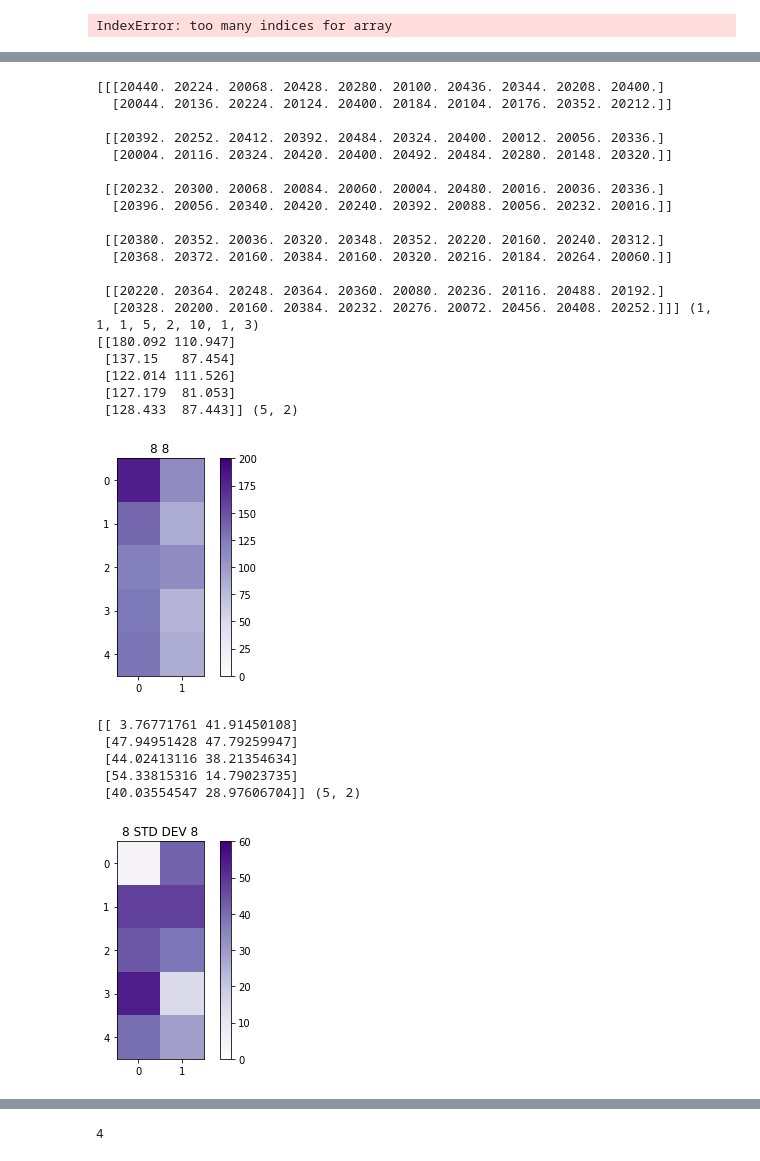
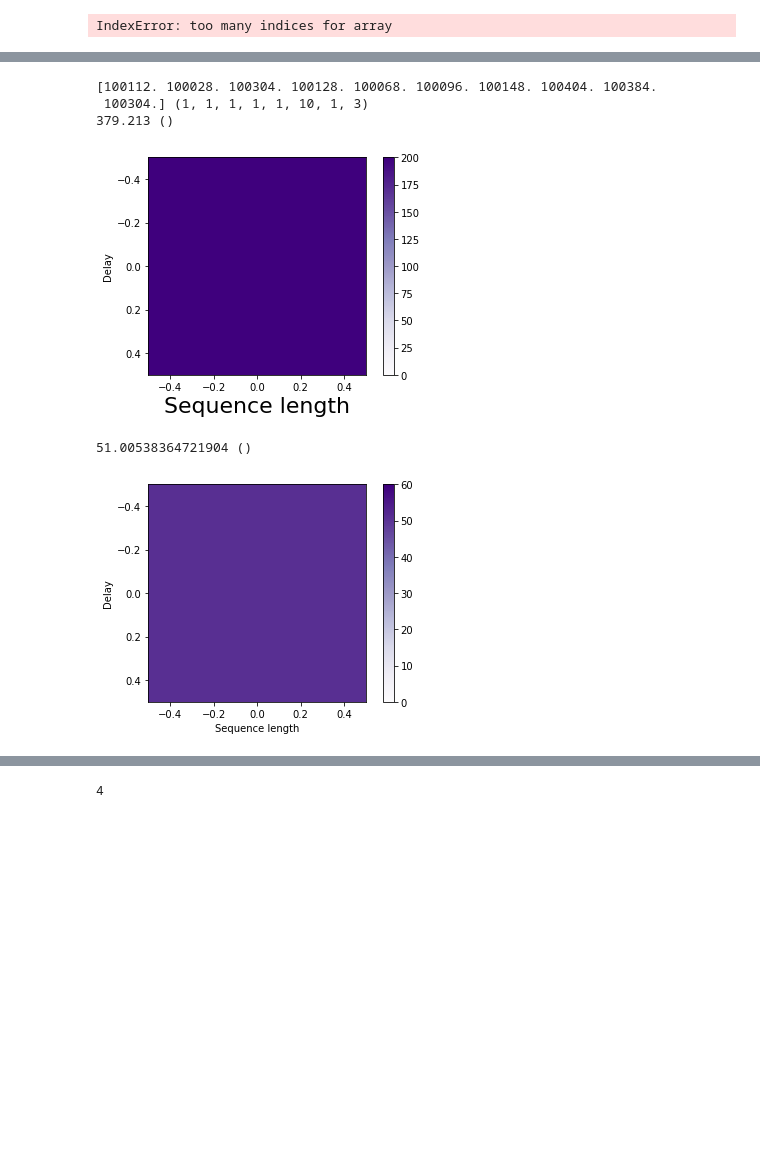
Before and after one commit to automl/mdp-playground, a Jupyter notebook: run_experiments.ipynb, the cells around one changed output, grey strips where cells are left out. Drawn from its saved outputs; the diff is of its cells as text; code cells hidden in the pictures; blank space fills up the shorter version.

Commit message:
Experiment 29: (1x10 configs of seeds for del, seq of 0, 1): rest same as 28 but for schedule_max_timesteps of 50,000

```diff
--- a/run_experiments.ipynb
+++ b/run_experiments.ipynb
@@ -438,7 +438,7 @@ print(terminal_state_densities)
 dir_name = '/home/rajanr/Backup/rl_toy'
 # dir_name = '/home/rajanr/custom-gym-env' #run
 # stats_file = dir_name + '/' + 'lap_22.csv' #Name of file to which benchmark stats were written
-stats_file = dir_name + '/' + '25.csv' #Name of file to which benchmark stats were written
+stats_file = dir_name + '/' + '28.csv' #Name of file to which benchmark stats were written
 # stats_file = dir_name + '/' + 'rl_stats_temp_seeded_8.csv' #Name of file to which benchmark stats were written
 # rl_stats_temp_initial.csv has initial working run: All dynamics functions were randomly generated with diff. seeds
 # rl_stats_temp_seeded.csv has runs with fixed seeds for S and A, but not for Env. or Ray!!
@@ -470,6 +470,8 @@ stats_file = dir_name + '/' + '25.csv' #Name of file to which benchmark stats we
 # 25 have (5x2x10 configs of del x seq_len x seed): main experiment with DQN
 # 26: (5x4x10 configs of del x seq_len x seed): main experiment with DQN; same as 24
 # 27: (5x4x10 configs of del x seq_len x seed): main experiment with DQN; same as 26 but with target_nn_upd_f=80 and learning_starts=2000
+# 28: (1x10 configs of seeds for del, seq of 0, 1): rest same as 26 but for 100,000 steps
+# 29: (1x10 configs of seeds for del, seq of 0, 1): rest same as 28 but for schedule_max_timesteps of 50,000
 # Others are in /home/rajanr/Backup/rl_toy files
 
 state_space_sizes = [8]#, 10, 12, 14] # [2**i for i in range(1,6)]
@@ -508,16 +510,17 @@ final_rows_for_a_config = []
 
 previous_i = 0
 list_of_learning_curves = []
+cols_to_take = 8
 for i in range(col_vals.shape[0] - 1):
 
     if col_vals[i, -3] > col_vals[i + 1, -3]: #hack
 #         print(col_vals[i, 6])
-        list_of_learning_curves.append(col_vals[previous_i:i+1, -5:])
+        list_of_learning_curves.append(col_vals[previous_i:i+1, -cols_to_take:])
         previous_i = i + 1
         final_rows_for_a_config.append(i)
 print("i, previous_i:", i, previous_i)
 final_rows_for_a_config.append(i + 1)
-list_of_learning_curves.append(col_vals[previous_i:i + 2, -5:])
+list_of_learning_curves.append(col_vals[previous_i:i + 2, -cols_to_take:])
 
 print("final_rows_for_a_config", final_rows_for_a_config)
 print("len(final_rows_for_a_config), len(list_of_learning_curves)",
@@ -536,7 +539,7 @@ print("final_vals.shape", final_vals.shape)
 # print(final_vals[-20:, :])
 metrics_ = final_vals[:, -3:]
 # print(metrics_)
-num_values_per_hyperparam = (1, 1, 1, 5, 2, 10, 1, 3) #hack
+num_values_per_hyperparam = (1, 1, 1, 1, 1, 10, 1, 3) #hack
 metrics_reshaped = np.reshape(metrics_, num_values_per_hyperparam)
 print("metrics_reshaped.shape", metrics_reshaped.shape)
 # print("metrics_reshaped[:, 0, 0, :, :, :, :, :]", metrics_reshaped[:, 0, 0, :, :, :, :, :].shape, metrics_reshaped[:, 0, 0, :, :, :, :, :])
@@ -665,10 +668,10 @@ IndexError: too many indices for array
 fig = plt.figure(figsize=(9*4, 7*3)) #
 for i in range(len(list_of_learning_curves)):
 #    for j in range(len(action_space_sizes)):
-    to_plot_ = list_of_learning_curves[i][:, 0:4]
+    to_plot_ = list_of_learning_curves[i][:, 0:7]
 #         print(to_plot_)
     import matplotlib.pyplot as plt
-    plt.plot(to_plot_[:, 2], to_plot_[:, 3], label="lr " + str(to_plot_[0, 0]) + " adam_eps " + str(to_plot_[0, 1]))#, extent=[0, 16, 8, 14])
+    plt.plot(to_plot_[:, -2], to_plot_[:, -1], label="lr " + str(to_plot_[0, 0]) + " adam_eps " + str(to_plot_[0, 1]))#, extent=[0, 16, 8, 14])
 #        plt.colorbar()
 #         plt.xscale('log')
 #         plt.yscale('log')
@@ -680,52 +683,41 @@ plt.show()
 # %%
 # Plots across 10 runs: with noise
 
 for i in range(len(state_space_sizes)):
     for j in range(len(action_space_sizes)):
         mean_data_ = np.mean(metrics_reshaped[:, i, j, :, :, :, :, 1], axis=-2)
         to_plot_ = np.squeeze(mean_data_)
-        print(np.squeeze(metrics_reshaped[:, i, j, :, :, :, :, 0]), metrics_reshaped[:, :, :, :, :, :, :, :].shape)
+        print(np.squeeze(metrics_reshaped[:, i, j, :, :, :, :, 0]),
+              metrics_reshaped[:, :, :, :, :, :, :, :].shape)
         print(to_plot_, to_plot_.shape)
         import matplotlib.pyplot as plt
-        plt.imshow(np.atleast_2d(to_plot_), cmap='Purples', interpolation='none', vmin=0, vmax=200)#, extent=[0, 16, 8, 14])
+        plt.imshow(np.atleast_2d(to_plot_), cmap='Purples', interpolation='none', vmin=0, vmax=200
+                  )#, extent=[1, 4, 3, 0])
+#         plt.xticks([1, 2])
         plt.colorbar()
+        #plt.co
 #         plt.xscale('log')
 #         plt.yscale('log')
-        plt.title(str(state_space_sizes[i]) + ' ' + str(action_space_sizes[j]))
+#        plt.title('Final reward across Delay and Sequence length meta-features')
+        plt.xlabel('Sequence length')
+        plt.ylabel('Delay')
         plt.show()
         std_dev_ = np.std(metrics_reshaped[:, i, j, :, :, :, :, 1], axis=-2)
         to_plot_ = np.squeeze(std_dev_)
         print(to_plot_, to_plot_.shape)
-        plt.imshow(np.atleast_2d(to_plot_), cmap='Purples', interpolation='none', vmin=0, vmax=60)#, extent=[0, 16, 8, 14])
+        plt.imshow(np.atleast_2d(to_plot_), cmap='Purples', interpolation='none', vmin=0, vmax=60)
+        #, extent=[0, 16, 8, 14])
         plt.colorbar()
 #         plt.xscale('log')
 #         plt.yscale('log')
-        plt.title(str(state_space_sizes[i]) + ' STD DEV ' + str(action_space_sizes[j]))
+#         plt.title(str(state_space_sizes[i]) + ' STD DEV ' + str(action_space_sizes[j]))
+        plt.xlabel('Sequence length')
+        plt.ylabel('Delay')
         plt.show()
 # %% [output]
-[[[20440. 20224. 20068. 20428. 20280. 20100. 20436. 20344. 20208. 20400.]
-  [20044. 20136. 20224. 20124. 20400. 20184. 20104. 20176. 20352. 20212.]]
-
- [[20392. 20252. 20412. 20392. 20484. 20324. 20400. 20012. 20056. 20336.]
-  [20004. 20116. 20324. 20420. 20400. 20492. 20484. 20280. 20148. 20320.]]
-
- [[20232. 20300. 20068. 20084. 20060. 20004. 20480. 20016. 20036. 20336.]
-  [20396. 20056. 20340. 20420. 20240. 20392. 20088. 20056. 20232. 20016.]]
-
- [[20380. 20352. 20036. 20320. 20348. 20352. 20220. 20160. 20240. 20312.]
-  [20368. 20372. 20160. 20384. 20160. 20320. 20216. 20184. 20264. 20060.]]
-
- [[20220. 20364. 20248. 20364. 20360. 20080. 20236. 20116. 20488. 20192.]
-  [20328. 20200. 20160. 20384. 20232. 20276. 20072. 20456. 20408. 20252.]]] (1, 1, 1, 5, 2, 10, 1, 3)
-[[180.092 110.947]
- [137.15   87.454]
- [122.014 111.526]
- [127.179  81.053]
- [128.433  87.443]] (5, 2)
+[100112. 100028. 100304. 100128. 100068. 100096. 100148. 100404. 100384.
+ 100304.] (1, 1, 1, 1, 1, 10, 1, 3)
+379.213 ()
-[figure, old version]
+[figure, new version]
-[[ 3.76771761 41.91450108]
- [47.94951428 47.79259947]
- [44.02413116 38.21354634]
- [54.33815316 14.79023735]
- [40.03554547 28.97606704]] (5, 2)
+51.00538364721904 ()
-[figure, old version]
+[figure, new version]
```
Also changed, not shown: parts of 4 cells of this notebook, 1 other file.
